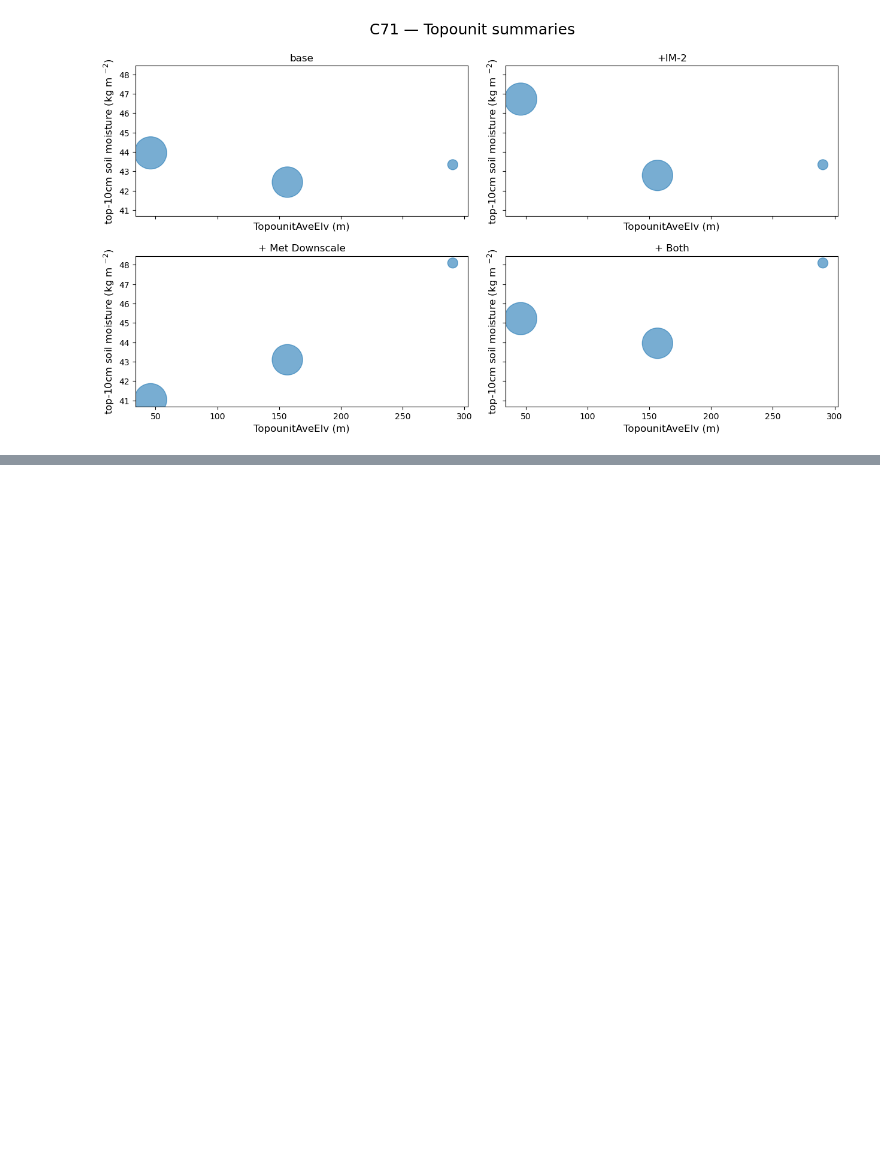
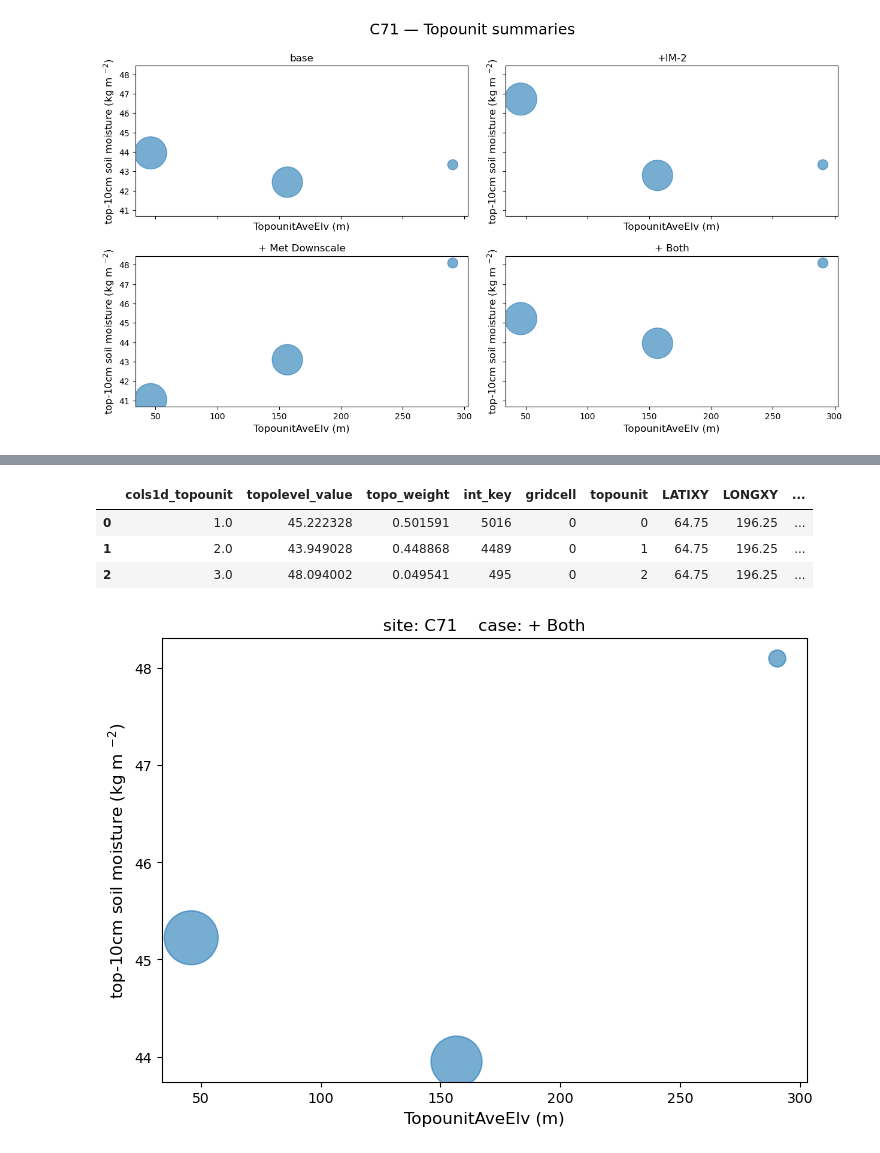
Before and after one commit to NGEE-Arctic/Field-to-Model, a Jupyter notebook: vis_notebooks/hillslope-bgc/topounit_run_analysis.ipynb, the cells around one changed output, grey strips where cells are left out. Drawn from its saved outputs; the diff is of its cells as text; code cells hidden in the pictures; blank space fills up the shorter version.

```diff
--- a/vis_notebooks/hillslope-bgc/topounit_run_analysis.ipynb
+++ b/vis_notebooks/hillslope-bgc/topounit_run_analysis.ipynb
@@ -526,0 +527,18 @@ plot_four_cases(four_case_dict,varname,site_acronym)
+# %%
+# join the summary and the metadata
+joined_df = join_topo_metadata_from_surface_file(df_topo_aggregated, df_topounit_metadata_from_surf, decimal_places=4)
+joined_df
+# %% [output]
+|  | cols1d_topounit | topolevel_value | topo_weight | int_key | gridcell | topounit | LATIXY | LONGXY | ... |
+| 0 | 1.0 | 45.222328 | 0.501591 | 5016 | 0 | 0 | 64.75 | 196.25 | ... |
+| 1 | 2.0 | 43.949028 | 0.448868 | 4489 | 0 | 1 | 64.75 | 196.25 | ... |
+| 2 | 3.0 | 48.094002 | 0.049541 | 495 | 0 | 2 | 64.75 | 196.25 | ... |
+# %%
+# before plotting 4 cases, plot single panel
+
+# do all summary steps
+df_topo_summary_one_case = compute_topo_summary_per_case(case_key, site_acronym, varname)
+#make plot
+plot_single_topo_summary(df_topo_summary_one_case,case_key,varname,site_acronym)
+# %% [output]
+[figure, added]
```
Also changed, not shown: parts of 12 cells of this notebook.
